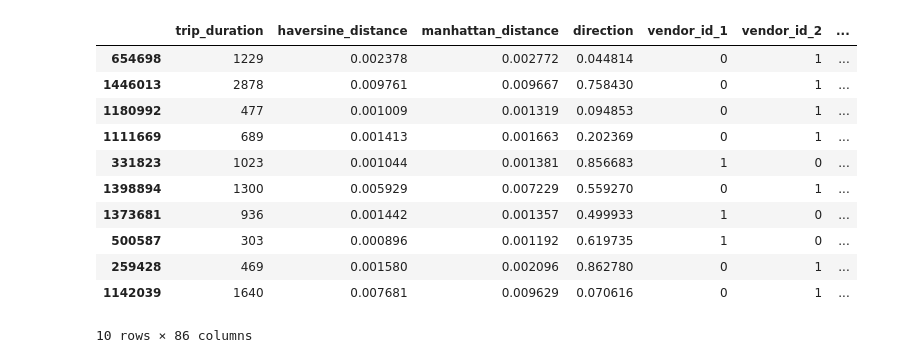
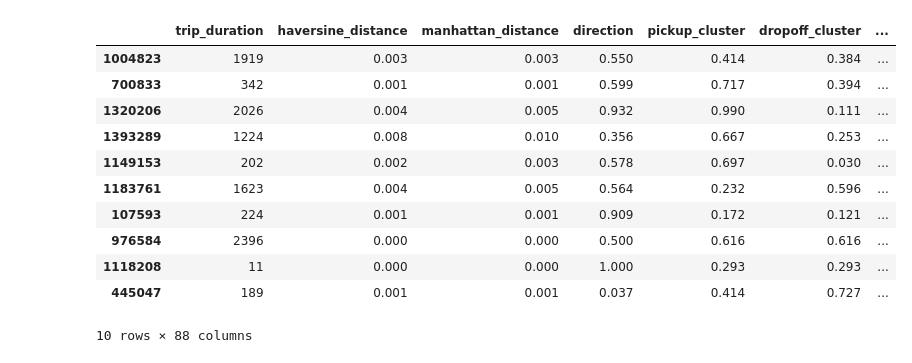
Before and after one commit to ahmedsherif304/Taxi-Trip-Duration-Kaggle-Competition, a Jupyter notebook: src/nyc.ipynb, the cells around one changed output. Drawn from its saved outputs; the diff is of its cells as text; code cells hidden in the pictures.

```diff
--- a/src/nyc.ipynb
+++ b/src/nyc.ipynb
@@ -136,0 +220,5 @@ show_hist('passenger_count')
+# %%
+# Visualize the histogram of the log transformation of the trip duration
+# The log transformation may be useful becuase the error metric is the mean squared log error.
+train_df['log_trip_duration'] = np.log(train_df['trip_duration'].values + 1)
+show_hist('log_trip_duration')
@@ -181,0 +339,12 @@ train_df.sample(10)
+# %%
+# Create the coordinates stack
+coords = np.vstack((train_df[['pickup_latitude', 'pickup_longitude']].values, train_df[['dropoff_latitude', 'dropoff_longitude']].values))
+# KMeans clustering
+indices = np.random.permutation(len(coords))[:500000]
+kmeans = MiniBatchKMeans(n_clusters=100, batch_size=10000).fit(coords[indices])
+# %%
+# Create the clusters
+train_df.loc[:, 'pickup_cluster'] = kmeans.predict(train_df[['pickup_latitude', 'pickup_longitude']])
+train_df.loc[:, 'dropoff_cluster'] = kmeans.predict(train_df[['dropoff_latitude', 'dropoff_longitude']])
+test_df.loc[:, 'pickup_cluster'] = kmeans.predict(test_df[['pickup_latitude', 'pickup_longitude']])
+test_df.loc[:, 'dropoff_cluster'] = kmeans.predict(test_df[['dropoff_latitude', 'dropoff_longitude']])
@@ -182,5 +377,5 @@ train_df.sample(10)
 # %%
-numerical_cols = ['haversine_distance', 'manhattan_distance', 'direction' ]
+numerical_cols = ['haversine_distance', 'manhattan_distance', 'direction', 'pickup_cluster', 'dropoff_cluster']
 categorical_cols = ['vendor_id', 'passenger_count', 'store_and_fwd_flag', 'day', 'hour', 'month', 'week' ]
 
 # Normalize the numerical columns to make sure they use the same scale
@@ -216,20 +411,20 @@ train_df.sample(10)
 # %%
-train_drop_cols = ['id', 'pickup_datetime', 'dropoff_datetime', 'pickup_longitude', 'pickup_latitude', 'dropoff_longitude', 'dropoff_latitude', 'pickup_date']
+train_drop_cols = ['id', 'pickup_datetime', 'dropoff_datetime', 'pickup_longitude', 'pickup_latitude', 'dropoff_longitude', 'dropoff_latitude', 'pickup_date', 'log_trip_duration']
 train_df = train_df.drop(train_drop_cols, axis = 1)
 train_df.sample(10)
 # %% [output]
-|  | trip_duration | haversine_distance | manhattan_distance | direction | vendor_id_1 | vendor_id_2 | ... |
-| 654698 | 1229 | 0.002378 | 0.002772 | 0.044814 | 0 | 1 | ... |
-| 1446013 | 2878 | 0.009761 | 0.009667 | 0.758430 | 0 | 1 | ... |
-| 1180992 | 477 | 0.001009 | 0.001319 | 0.094853 | 0 | 1 | ... |
-| 1111669 | 689 | 0.001413 | 0.001663 | 0.202369 | 0 | 1 | ... |
-| 331823 | 1023 | 0.001044 | 0.001381 | 0.856683 | 1 | 0 | ... |
-| 1398894 | 1300 | 0.005929 | 0.007229 | 0.559270 | 0 | 1 | ... |
-| 1373681 | 936 | 0.001442 | 0.001357 | 0.499933 | 1 | 0 | ... |
-| 500587 | 303 | 0.000896 | 0.001192 | 0.619735 | 1 | 0 | ... |
-| 259428 | 469 | 0.001580 | 0.002096 | 0.862780 | 0 | 1 | ... |
-| 1142039 | 1640 | 0.007681 | 0.009629 | 0.070616 | 0 | 1 | ... |
+|  | trip_duration | haversine_distance | manhattan_distance | direction | pickup_cluster | dropoff_cluster | ... |
+| 1004823 | 1919 | 0.003 | 0.003 | 0.550 | 0.414 | 0.384 | ... |
+| 700833 | 342 | 0.001 | 0.001 | 0.599 | 0.717 | 0.394 | ... |
+| 1320206 | 2026 | 0.004 | 0.005 | 0.932 | 0.990 | 0.111 | ... |
+| 1393289 | 1224 | 0.008 | 0.010 | 0.356 | 0.667 | 0.253 | ... |
+| 1149153 | 202 | 0.002 | 0.003 | 0.578 | 0.697 | 0.030 | ... |
+| 1183761 | 1623 | 0.004 | 0.005 | 0.564 | 0.232 | 0.596 | ... |
+| 107593 | 224 | 0.001 | 0.001 | 0.909 | 0.172 | 0.121 | ... |
+| 976584 | 2396 | 0.000 | 0.000 | 0.500 | 0.616 | 0.616 | ... |
+| 1118208 | 11 | 0.000 | 0.000 | 1.000 | 0.293 | 0.293 | ... |
+| 445047 | 189 | 0.001 | 0.001 | 0.037 | 0.414 | 0.727 | ... |
-10 rows × 86 columns
+10 rows × 88 columns
 # %%
 test_drop_cols = ['id', 'pickup_datetime', 'pickup_longitude', 'pickup_latitude', 'dropoff_longitude', 'dropoff_latitude', 'pickup_date']
 test_df = test_df.drop(test_drop_cols, axis = 1)
```
Also changed, not shown: parts of 67 cells of this notebook.
